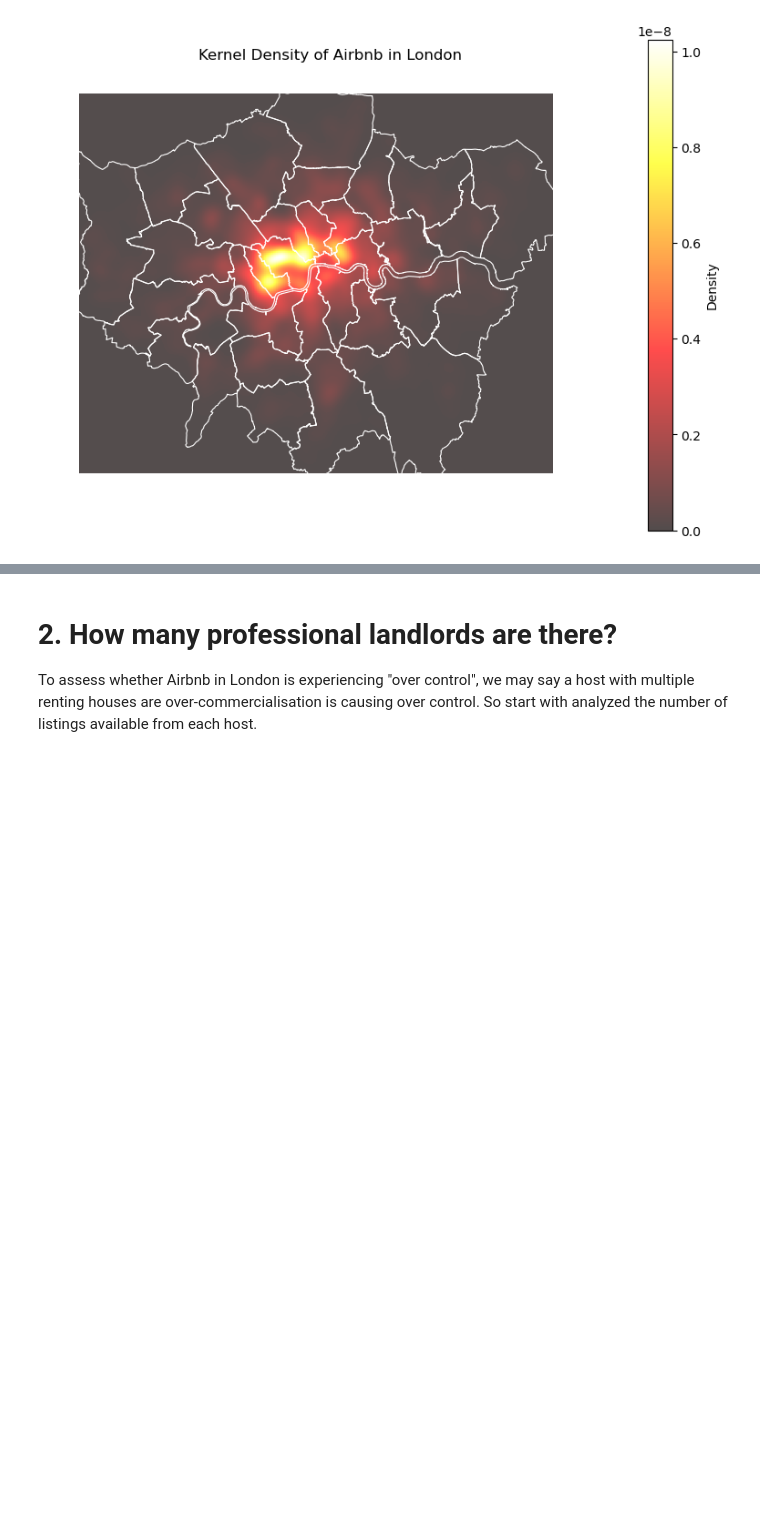
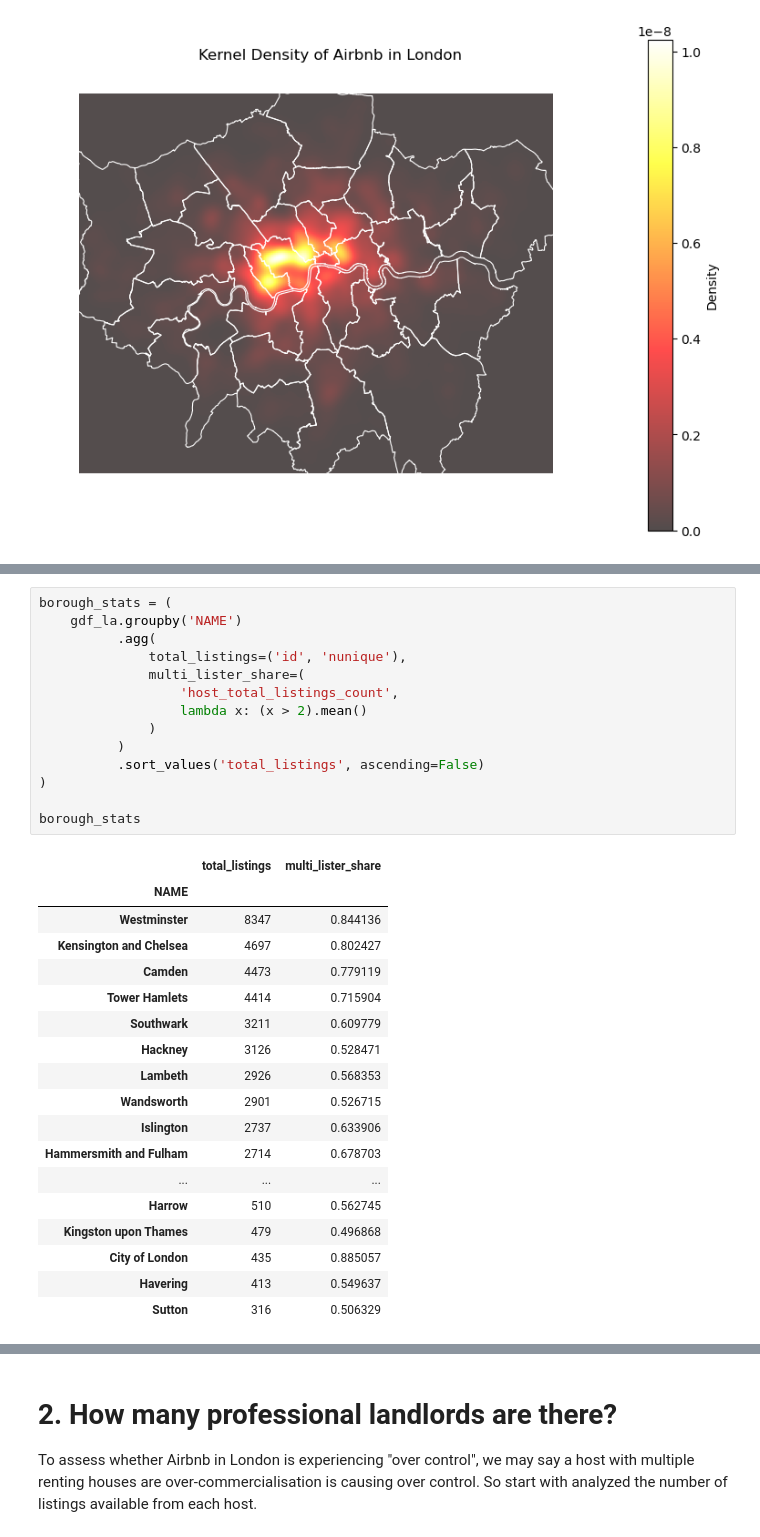
Before and after one commit to Levine-l/fsds-group, a Jupyter notebook: Group_project.ipynb, the cells around one changed output, grey strips where cells are left out. Drawn from its saved outputs; the diff is of its cells as text; blank space fills up the shorter version.

```diff
--- a/Group_project.ipynb
+++ b/Group_project.ipynb
@@ -466,0 +481,33 @@ plt.show()
+# %%
+borough_stats = (
+    gdf_la.groupby('NAME')
+          .agg(
+              total_listings=('id', 'nunique'),
+              multi_lister_share=(
+                  'host_total_listings_count',
+                  lambda x: (x > 2).mean()
+              )
+          )
+          .sort_values('total_listings', ascending=False)
+)
+
+borough_stats
+# %% [output]
+|  | total_listings | multi_lister_share |
+| NAME |  |  |
+| Westminster | 8347 | 0.844136 |
+| Kensington and Chelsea | 4697 | 0.802427 |
+| Camden | 4473 | 0.779119 |
+| Tower Hamlets | 4414 | 0.715904 |
+| Southwark | 3211 | 0.609779 |
+| Hackney | 3126 | 0.528471 |
+| Lambeth | 2926 | 0.568353 |
+| Wandsworth | 2901 | 0.526715 |
+| Islington | 2737 | 0.633906 |
+| Hammersmith and Fulham | 2714 | 0.678703 |
+| ... | ... | ... |
+| Harrow | 510 | 0.562745 |
+| Kingston upon Thames | 479 | 0.496868 |
+| City of London | 435 | 0.885057 |
+| Havering | 413 | 0.549637 |
+| Sutton | 316 | 0.506329 |
```
Also changed, not shown: parts of 19 cells of this notebook.
